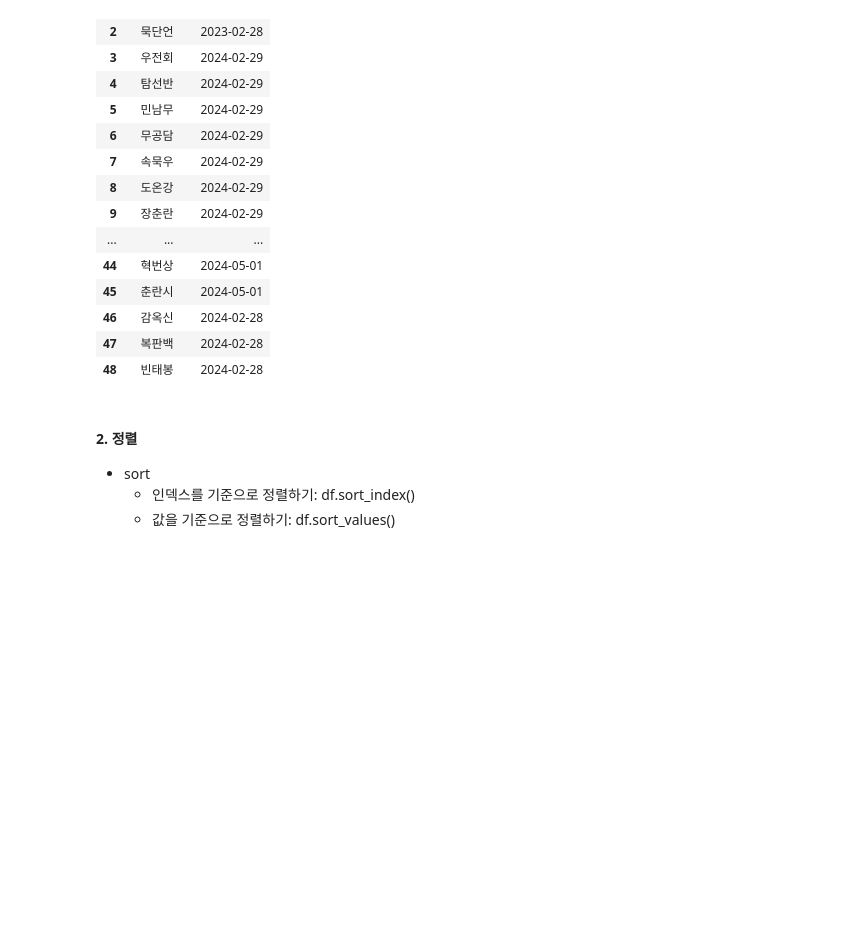
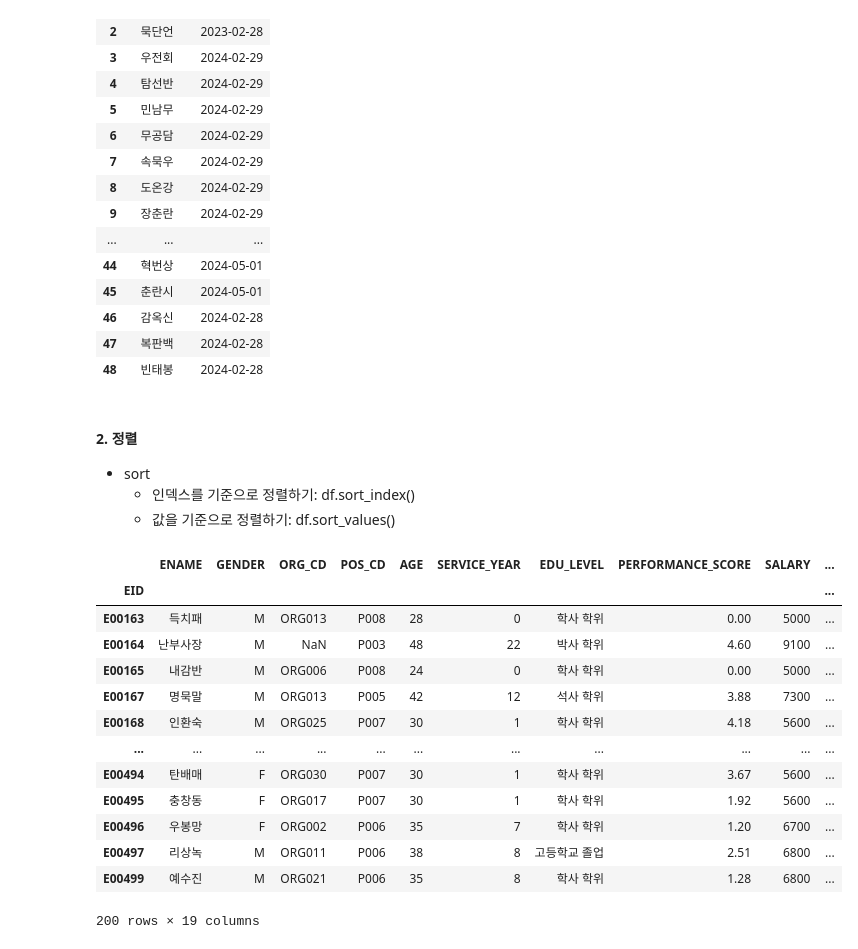
Before and after one commit to hyerimmmmm/SWDataAnalysisClass, a Jupyter notebook: pythonStudy/LIB/hr데이터 실습.ipynb, the cells around one changed output. Cells and saved outputs as stored; diff of their text form; code cells hidden in the pictures; blank space fills up the shorter version.

```diff
--- a/pythonStudy/LIB/hr데이터 실습.ipynb
+++ b/pythonStudy/LIB/hr데이터 실습.ipynb
@@ -335,3 +335,21 @@ pd.merge(no_money, hr_info)[['ENAME', 'RETIRE_DATE']]
 - sort
   - 인덱스를 기준으로 정렬하기: df.sort_index()
   - 값을 기준으로 정렬하기: df.sort_values()
+# %%
+# 인덱스 지정 후, 인덱스 기준 오름차순 정렬
+hr_info.set_index('EID').sort_index()
+# %% [output]
+|  | ENAME | GENDER | ORG_CD | POS_CD | AGE | SERVICE_YEAR | EDU_LEVEL | PERFORMANCE_SCORE | SALARY | ... |
+| EID |  |  |  |  |  |  |  |  |  | ... |
+| E00163 | 득치패 | M | ORG013 | P008 | 28 | 0 | 학사 학위 | 0.00 | 5000 | ... |
+| E00164 | 난부사장 | M | NaN | P003 | 48 | 22 | 박사 학위 | 4.60 | 9100 | ... |
+| E00165 | 내감반 | M | ORG006 | P008 | 24 | 0 | 학사 학위 | 0.00 | 5000 | ... |
+| E00167 | 명묵말 | M | ORG013 | P005 | 42 | 12 | 석사 학위 | 3.88 | 7300 | ... |
+| E00168 | 인환숙 | M | ORG025 | P007 | 30 | 1 | 학사 학위 | 4.18 | 5600 | ... |
+| ... | ... | ... | ... | ... | ... | ... | ... | ... | ... | ... |
+| E00494 | 탄배매 | F | ORG030 | P007 | 30 | 1 | 학사 학위 | 3.67 | 5600 | ... |
+| E00495 | 충창동 | F | ORG017 | P007 | 30 | 1 | 학사 학위 | 1.92 | 5600 | ... |
+| E00496 | 우봉망 | F | ORG002 | P006 | 35 | 7 | 학사 학위 | 1.20 | 6700 | ... |
+| E00497 | 리상녹 | M | ORG011 | P006 | 38 | 8 | 고등학교 졸업 | 2.51 | 6800 | ... |
+| E00499 | 예수진 | M | ORG021 | P006 | 35 | 8 | 학사 학위 | 1.28 | 6800 | ... |
+200 rows × 19 columns
```
Also changed, not shown: parts of 7 cells of this notebook.
